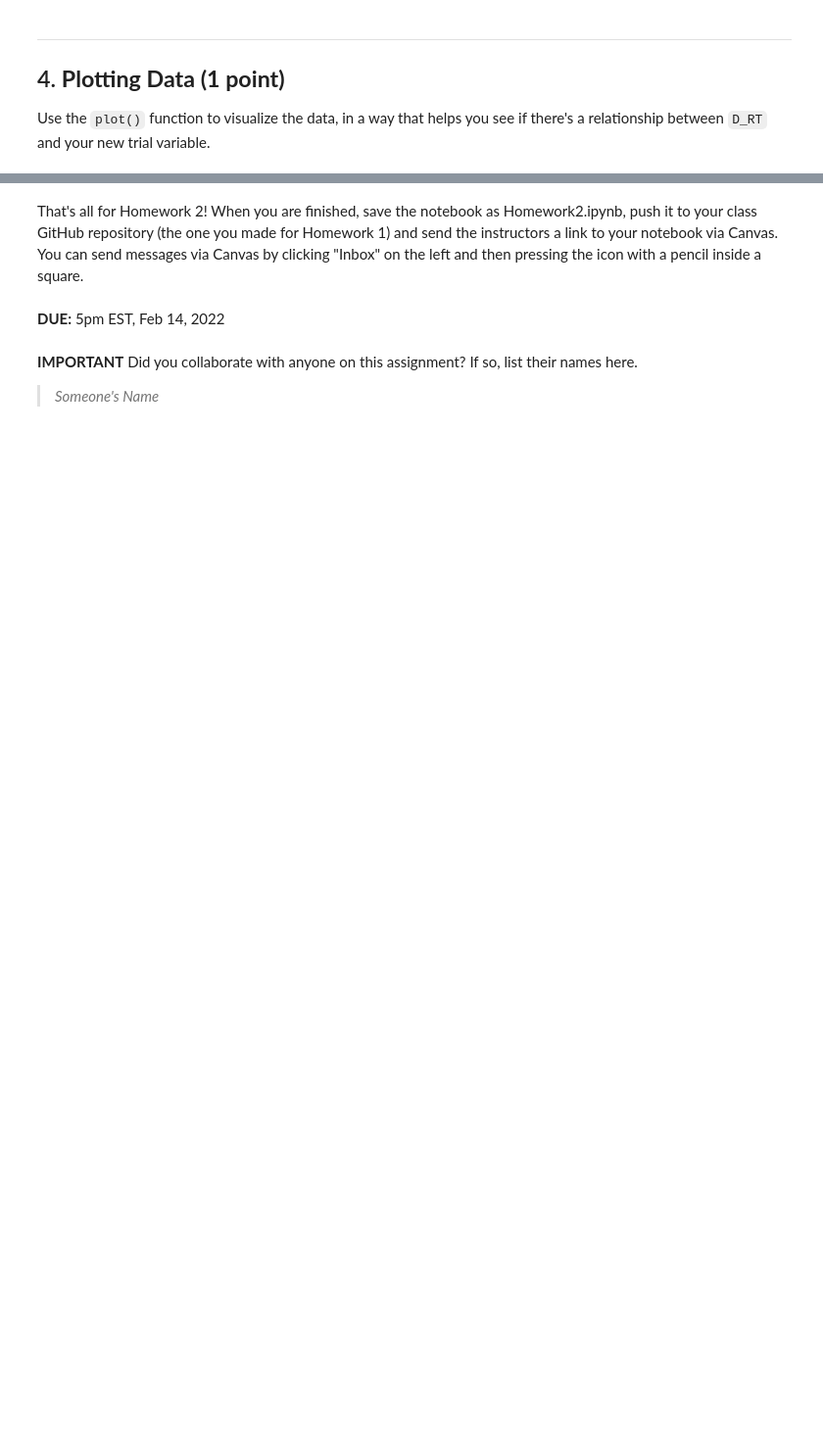
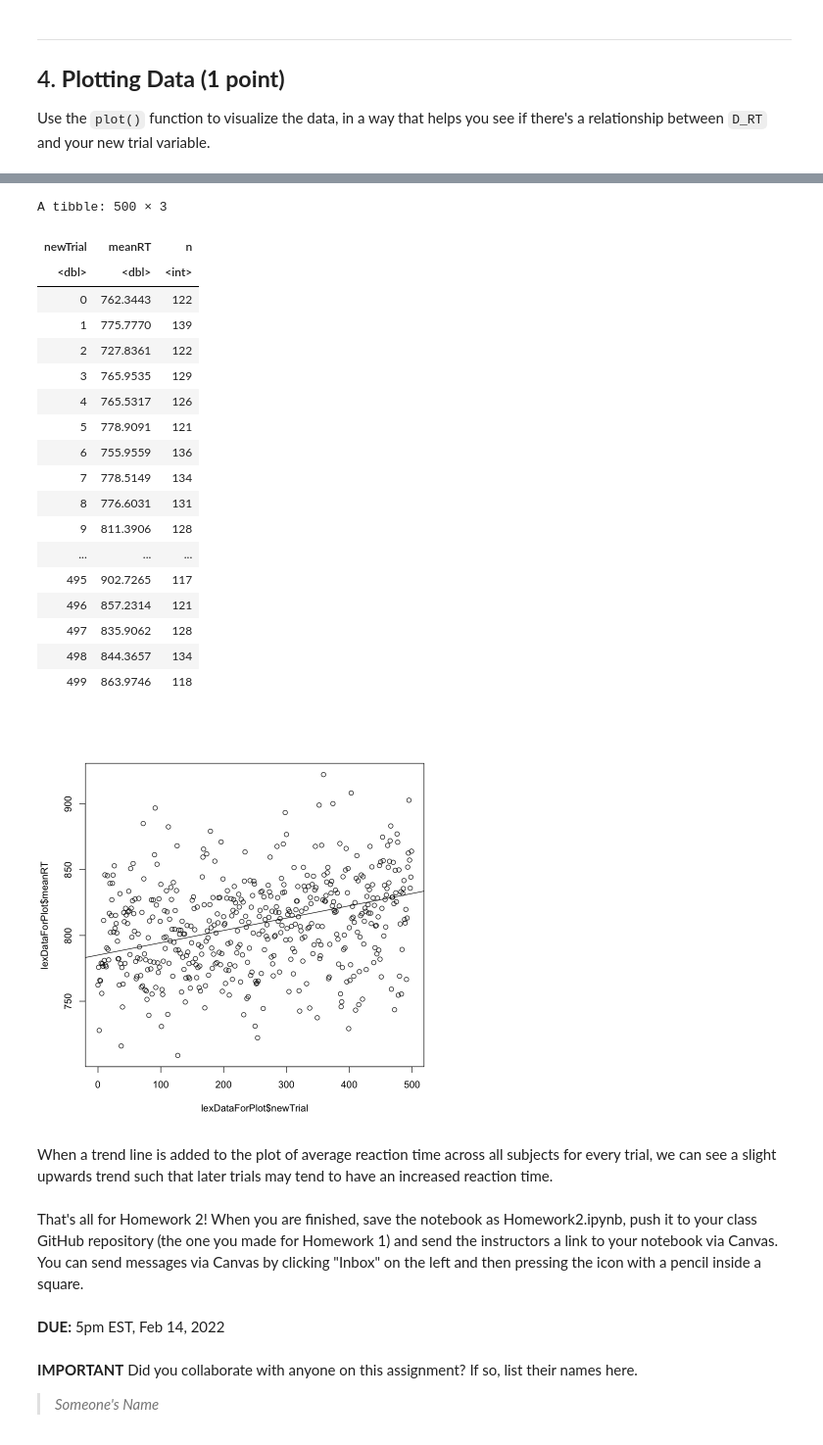
Before and after one commit to jluetkeh/Luetkehans_DSPN_S22, a Jupyter notebook: JosephLuetkehansHW2.ipynb, the cells around one changed output, grey strips where cells are left out. Shown: that part at 98% size. Saved outputs shown, nothing was run; the diff lists cells and outputs as text; code cells hidden in the pictures; blank space fills up the shorter version.

```diff
--- a/JosephLuetkehansHW2.ipynb
+++ b/JosephLuetkehansHW2.ipynb
@@ -66,3 +150,35 @@ Use the `plot()` function to visualize the data, in a way that helps you see if
+# %%
+lexDataForPlot <- lexDataClean %>%
+group_by(newTrial) %>%
+summarize(meanRT = mean(D_RT_Clean), n = n())
+
+lexDataForPlot
+
+plot(x = lexDataForPlot$newTrial, y = lexDataForPlot$meanRT)
+abline(785.08674, 0.09359)
+# %% [output]
+A tibble: 500 × 3
+| newTrial | meanRT | n |
+| <dbl> | <dbl> | <int> |
+| 0 | 762.3443 | 122 |
+| 1 | 775.7770 | 139 |
+| 2 | 727.8361 | 122 |
+| 3 | 765.9535 | 129 |
+| 4 | 765.5317 | 126 |
+| 5 | 778.9091 | 121 |
+| 6 | 755.9559 | 136 |
+| 7 | 778.5149 | 134 |
+| 8 | 776.6031 | 131 |
+| 9 | 811.3906 | 128 |
+| ... | ... | ... |
+| 495 | 902.7265 | 117 |
+| 496 | 857.2314 | 121 |
+| 497 | 835.9062 | 128 |
+| 498 | 844.3657 | 134 |
+| 499 | 863.9746 | 118 |
+[figure, added]
+# %% [markdown]
+When a trend line is added to the plot of average reaction time across all subjects for every trial, we can see a slight upwards trend such that later trials may tend to have an increased reaction time.
 # %% [markdown]
 That's all for Homework 2! When you are finished, save the notebook as Homework2.ipynb, push it to your class GitHub repository (the one you made for Homework 1) and send the instructors a link to your notebook via Canvas. You can send messages via Canvas by clicking "Inbox" on the left and then pressing the icon with a pencil inside a square.
 # %% [markdown]
```
Also changed, not shown: parts of 11 cells of this notebook.
